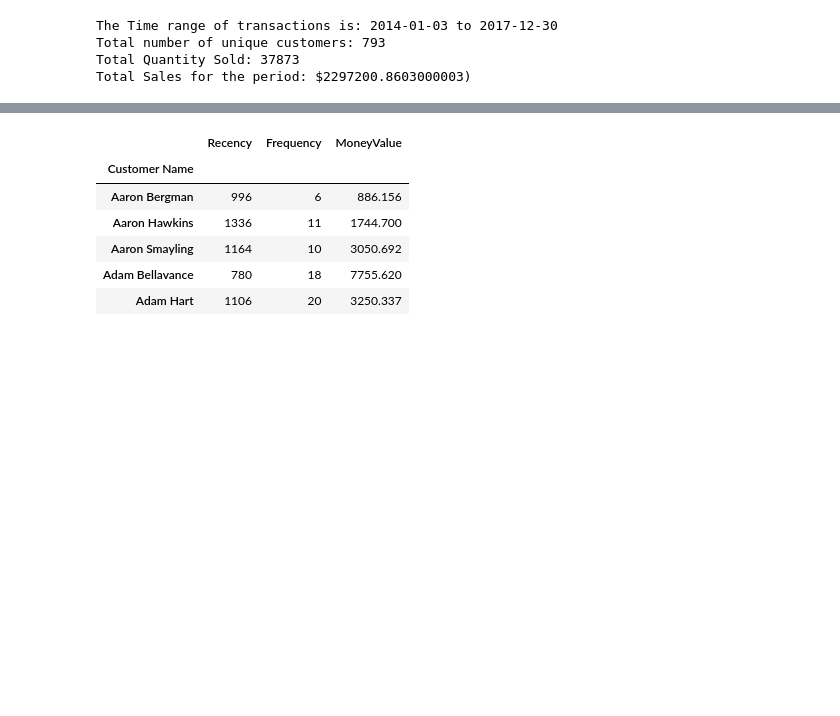
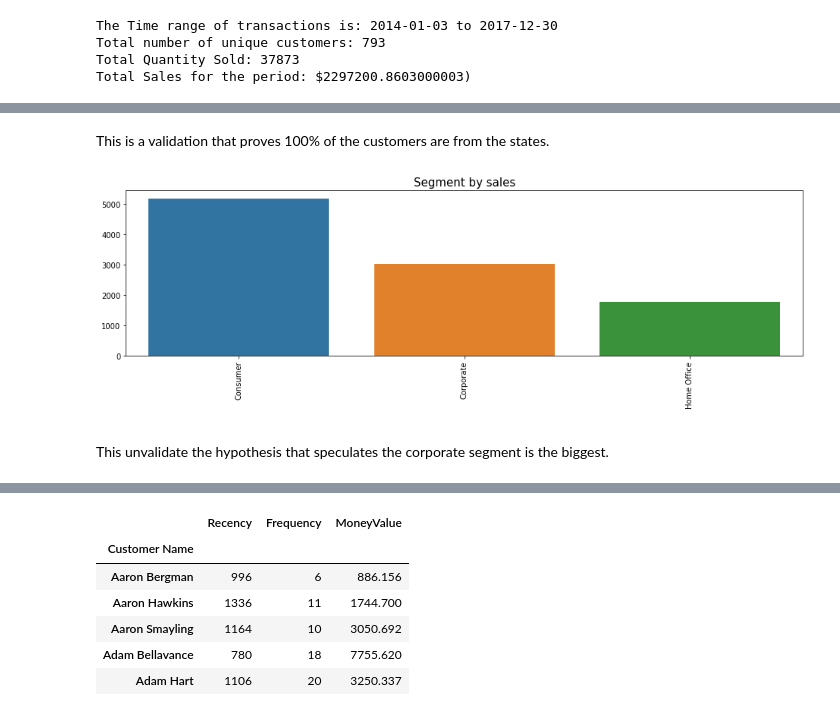
Before and after one commit to Pachinchin/Marketing_Analytics, a Jupyter notebook: MAnalytics.ipynb, the cells around one changed output, grey strips where cells are left out. Cells and saved outputs as stored; diff of their text form; code cells hidden in the pictures; blank space fills up the shorter version.

```diff
--- a/MAnalytics.ipynb
+++ b/MAnalytics.ipynb
@@ -65,0 +122,16 @@ df['Order Date']= pd.to_datetime(df['Order Date'])
+# %% [markdown]
+This is a validation that proves 100% of the customers are from the states.
+# %%
+# The most segment to purchase from the website
+top_purchase = data.groupby('Segment')['Sales'].count().sort_values(ascending=False)[:10]
+
+plt.figure(figsize=(16,4))
+sns.barplot(x=top_purchase.index, y=top_purchase.values)
+plt.xticks(rotation=90)
+plt.title("Segment by sales", size=15)
+plt.xlabel(" ")
+plt.show()
+# %% [output]
+[figure, added]
+# %% [markdown]
+This unvalidate the hypothesis that speculates the corporate segment is the biggest.
```
Also changed, not shown: parts of 34 cells of this notebook.
